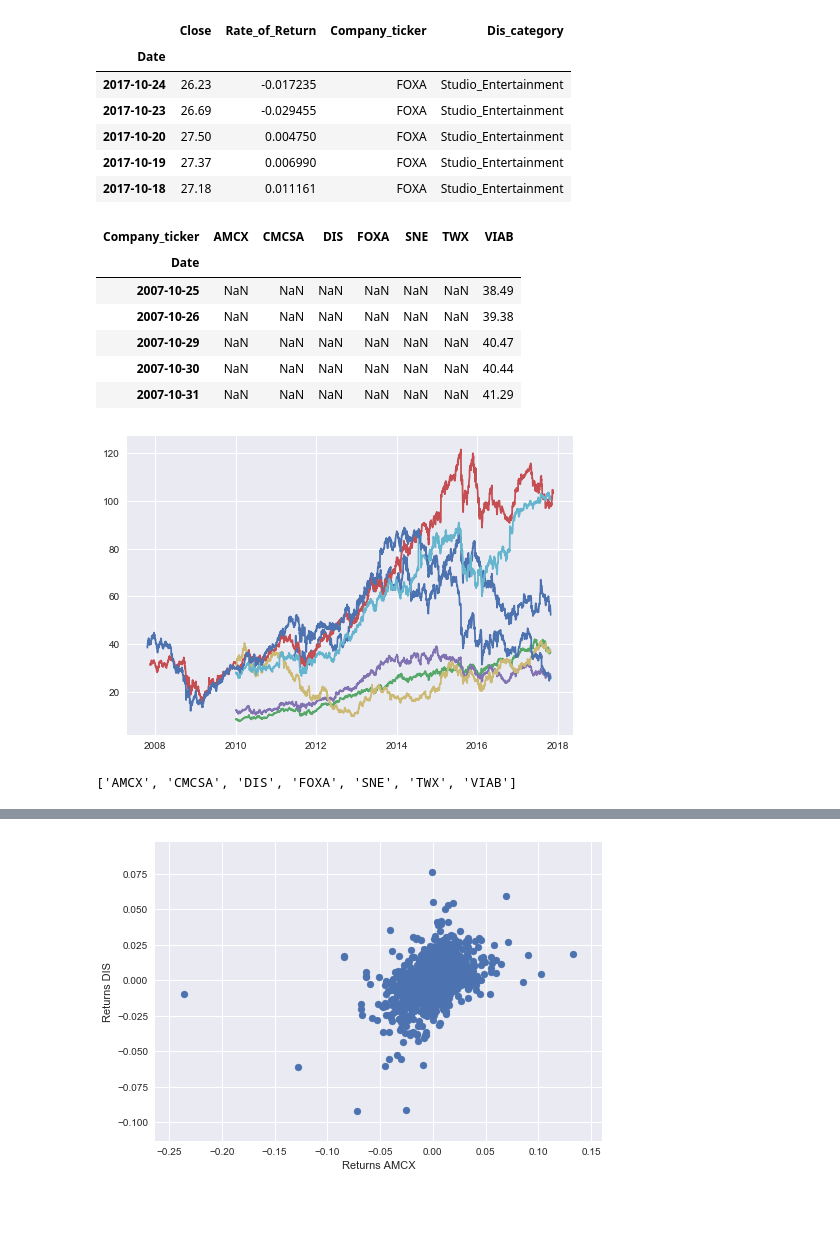
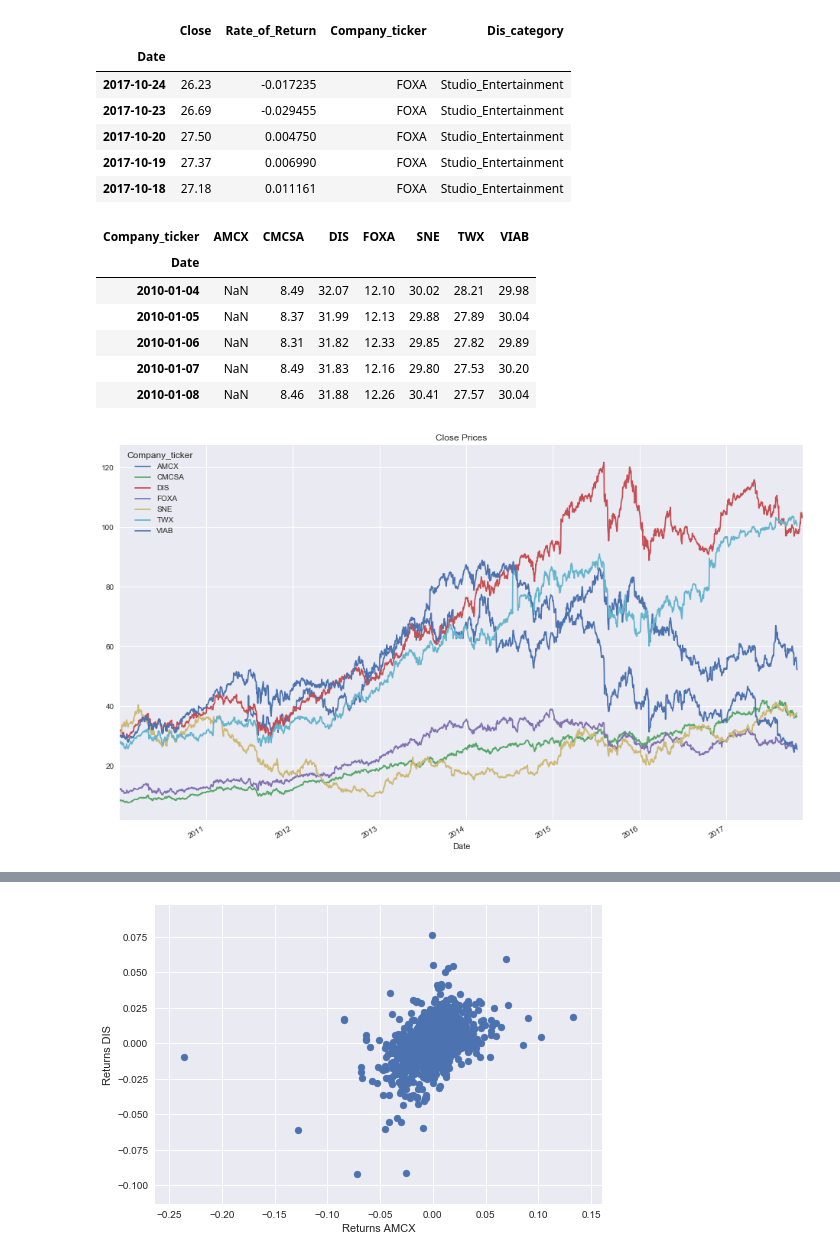
Before and after one commit to amyipliu/Project-Portfolio-, a Jupyter notebook: Clean Datas/Stock Price/Company_Stock - Hao Gong.ipynb, the cells around one changed output, grey strips where cells are left out. Drawn from its saved outputs; the diff is of its cells as text; code cells hidden in the pictures; blank space fills up the shorter version.

```diff
--- a/Clean Datas/Stock Price/Company_Stock - Hao Gong.ipynb
+++ b/Clean Datas/Stock Price/Company_Stock - Hao Gong.ipynb
@@ -4,6 +4,7 @@ import datetime
 import pandas as pd
 import matplotlib.pyplot as plt
 import seaborn as sns
+import numpy as np
 
 df = pd.read_csv('company_stock.csv', index_col = 'Date', parse_dates=True)
 close_px = df['Close']#assign close price
@@ -12,6 +13,6 @@ rets = close_px / close_px.shift(-1) - 1
 rets.head()
 df['Rate_of_Return'] = rets #add rets to df as a column
 df
-df1 = df.loc[:,['Close','Rate_of_Return','Company_ticker','Dis_category']]
+df1 = df.loc[:,['Close','Rate_of_Return','Volume','Company_ticker','Dis_category']]
 df1
 # %% [output]
@@ -79,29 +117,31 @@ df3.head()
 | 2017-10-19 | 27.37 | 0.006990 | FOXA | Studio_Entertainment |
 | 2017-10-18 | 27.18 | 0.011161 | FOXA | Studio_Entertainment |
 # %%
+#close price
 test2 = pd.DataFrame(df3).reset_index()
 df3_pivot = test2.pivot(index = 'Date', columns = 'Company_ticker', values = 'Close')
 df3_piot = df3_pivot.dropna(how = 'all')
+df3_pivot = df3_pivot['2010-01-01':'2017-12-24']
 df3_pivot.head()
 # %% [output]
 | Company_ticker | AMCX | CMCSA | DIS | FOXA | SNE | TWX | VIAB |
 | Date |  |  |  |  |  |  |  |
-| 2007-10-25 | NaN | NaN | NaN | NaN | NaN | NaN | 38.49 |
-| 2007-10-26 | NaN | NaN | NaN | NaN | NaN | NaN | 39.38 |
-| 2007-10-29 | NaN | NaN | NaN | NaN | NaN | NaN | 40.47 |
-| 2007-10-30 | NaN | NaN | NaN | NaN | NaN | NaN | 40.44 |
-| 2007-10-31 | NaN | NaN | NaN | NaN | NaN | NaN | 41.29 |
+| 2010-01-04 | NaN | 8.49 | 32.07 | 12.10 | 30.02 | 28.21 | 29.98 |
+| 2010-01-05 | NaN | 8.37 | 31.99 | 12.13 | 29.88 | 27.89 | 30.04 |
+| 2010-01-06 | NaN | 8.31 | 31.82 | 12.33 | 29.85 | 27.82 | 29.89 |
+| 2010-01-07 | NaN | 8.49 | 31.83 | 12.16 | 29.80 | 27.53 | 30.20 |
+| 2010-01-08 | NaN | 8.46 | 31.88 | 12.26 | 30.41 | 27.57 | 30.04 |
 # %%
-plt.plot(df3_pivot)
+#plt.plot(df3_pivot)
+df3_pivot.plot(figsize=(16,10), title = 'Close Prices')
 l1 = plt.plot()
 plt.show()
 # %% [output]
-[figure, old version]
+[figure, new version]
 # %%
 df4_pivot = test2.pivot(index = 'Date', columns = 'Company_ticker', values = 'Rate_of_Return')
 df4_pivot = df4_pivot.dropna(how = 'all')
+df4_pivot = df4_pivot['2010-01-01':'2017-12-24']
 cols = df4_pivot.columns.tolist()
 cols = cols
 #df4_pivot.head()
-# %% [output]
-['AMCX', 'CMCSA', 'DIS', 'FOXA', 'SNE', 'TWX', 'VIAB']
```
Also changed, not shown: parts of 16 cells of this notebook.
